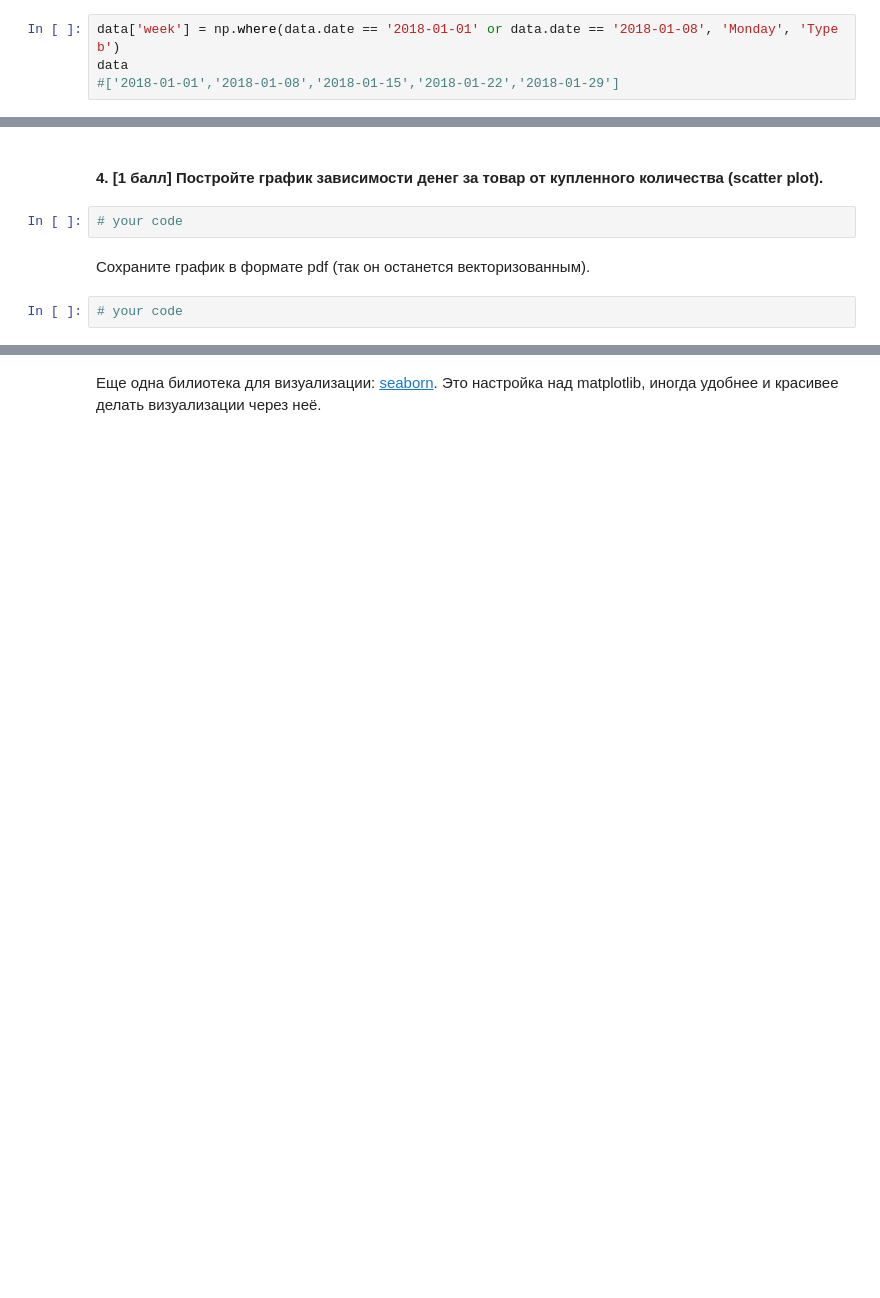
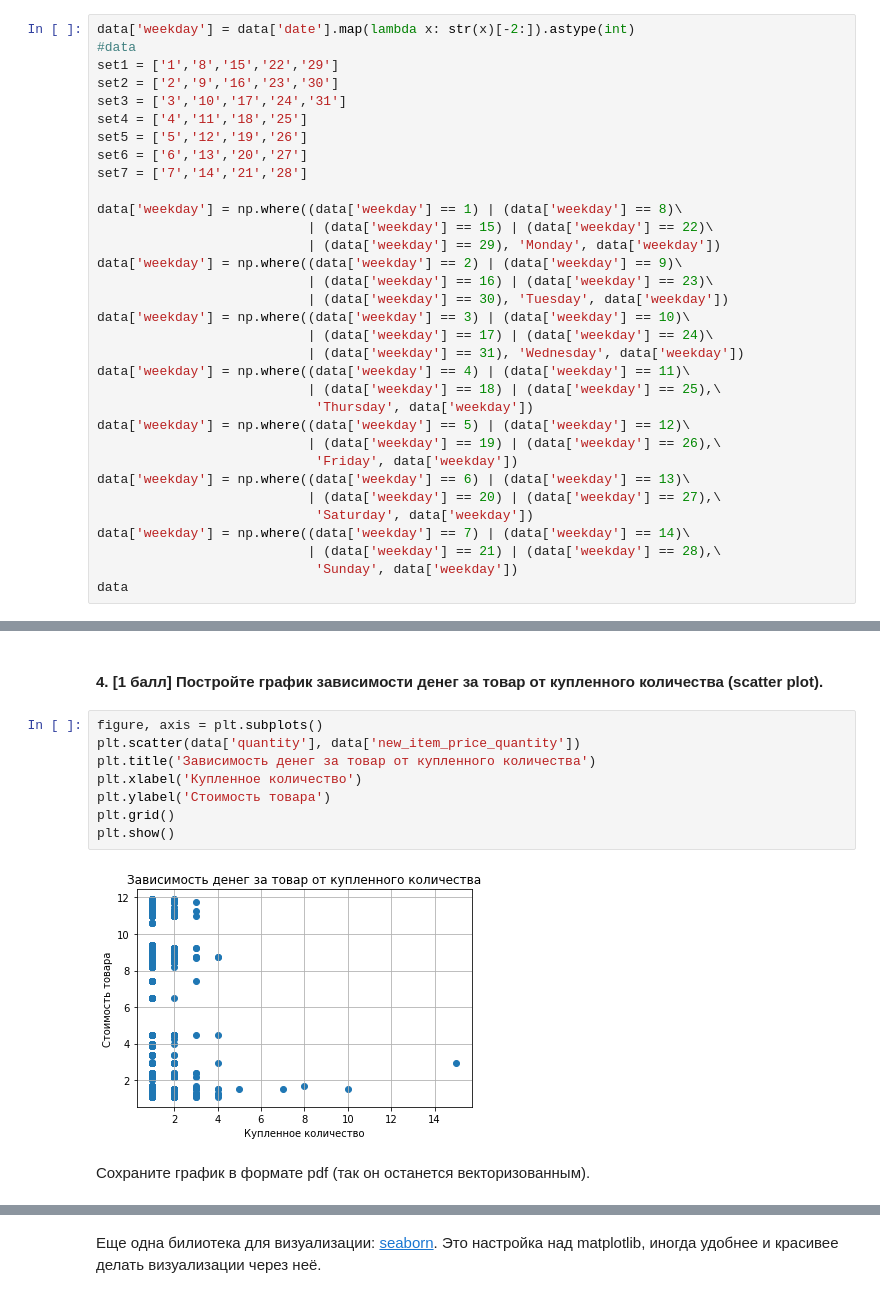
Before and after one commit to hse-mlearn/ha-01-maximkremer, a Jupyter notebook: homework-practice-01.ipynb, the cells around one changed output, grey strips where cells are left out. Saved outputs shown, nothing was run; the diff lists cells and outputs as text; blank space fills up the shorter version.

```diff
--- a/homework-practice-01.ipynb
+++ b/homework-practice-01.ipynb
@@ -389,6 +394,35 @@ AttributeError: 'numpy.str_' object has no attribute 'toordinal'
 # %% [markdown]
 #### 3. [1 балл] Постройте средних сумм покупок по дням недели (bar plot).
-# %%
-data['week'] = np.where(data.date == '2018-01-01' or data.date == '2018-01-08', 'Monday', 'Type b')
-data
-#['2018-01-01','2018-01-08','2018-01-15','2018-01-22','2018-01-29']
+# %%
+data['weekday'] = data['date'].map(lambda x: str(x)[-2:]).astype(int)
+#data
+set1 = ['1','8','15','22','29']
+set2 = ['2','9','16','23','30']
+set3 = ['3','10','17','24','31']
+set4 = ['4','11','18','25']
+set5 = ['5','12','19','26']
+set6 = ['6','13','20','27']
+set7 = ['7','14','21','28']
+
+data['weekday'] = np.where((data['weekday'] == 1) | (data['weekday'] == 8)\
+                           | (data['weekday'] == 15) | (data['weekday'] == 22)\
+                           | (data['weekday'] == 29), 'Monday', data['weekday'])
+data['weekday'] = np.where((data['weekday'] == 2) | (data['weekday'] == 9)\
+                           | (data['weekday'] == 16) | (data['weekday'] == 23)\
+                           | (data['weekday'] == 30), 'Tuesday', data['weekday'])
+data['weekday'] = np.where((data['weekday'] == 3) | (data['weekday'] == 10)\
+                           | (data['weekday'] == 17) | (data['weekday'] == 24)\
+                           | (data['weekday'] == 31), 'Wednesday', data['weekday'])
+data['weekday'] = np.where((data['weekday'] == 4) | (data['weekday'] == 11)\
+                           | (data['weekday'] == 18) | (data['weekday'] == 25),\
+                            'Thursday', data['weekday'])
+data['weekday'] = np.where((data['weekday'] == 5) | (data['weekday'] == 12)\
+                           | (data['weekday'] == 19) | (data['weekday'] == 26),\
+                            'Friday', data['weekday'])
+data['weekday'] = np.where((data['weekday'] == 6) | (data['weekday'] == 13)\
+                           | (data['weekday'] == 20) | (data['weekday'] == 27),\
+                            'Saturday', data['weekday'])
+data['weekday'] = np.where((data['weekday'] == 7) | (data['weekday'] == 14)\
+                           | (data['weekday'] == 21) | (data['weekday'] == 28),\
+                            'Sunday', data['weekday'])
+data
@@ -395,8 +448,14 @@ data
 # %% [markdown]
 #### 4. [1 балл] Постройте график зависимости денег за товар от купленного количества (scatter plot).
-# %%
-# your code
+# %%
+figure, axis = plt.subplots()
+plt.scatter(data['quantity'], data['new_item_price_quantity'])
+plt.title('Зависимость денег за товар от купленного количества')
+plt.xlabel('Купленное количество')
+plt.ylabel('Стоимость товара')
+plt.grid()
+plt.show()
+# %% [output]
+[figure, added]
 # %% [markdown]
 Сохраните график в формате pdf (так он останется векторизованным).
-# %%
-# your code
```
Also changed, not shown: parts of 4 cells of this notebook.
